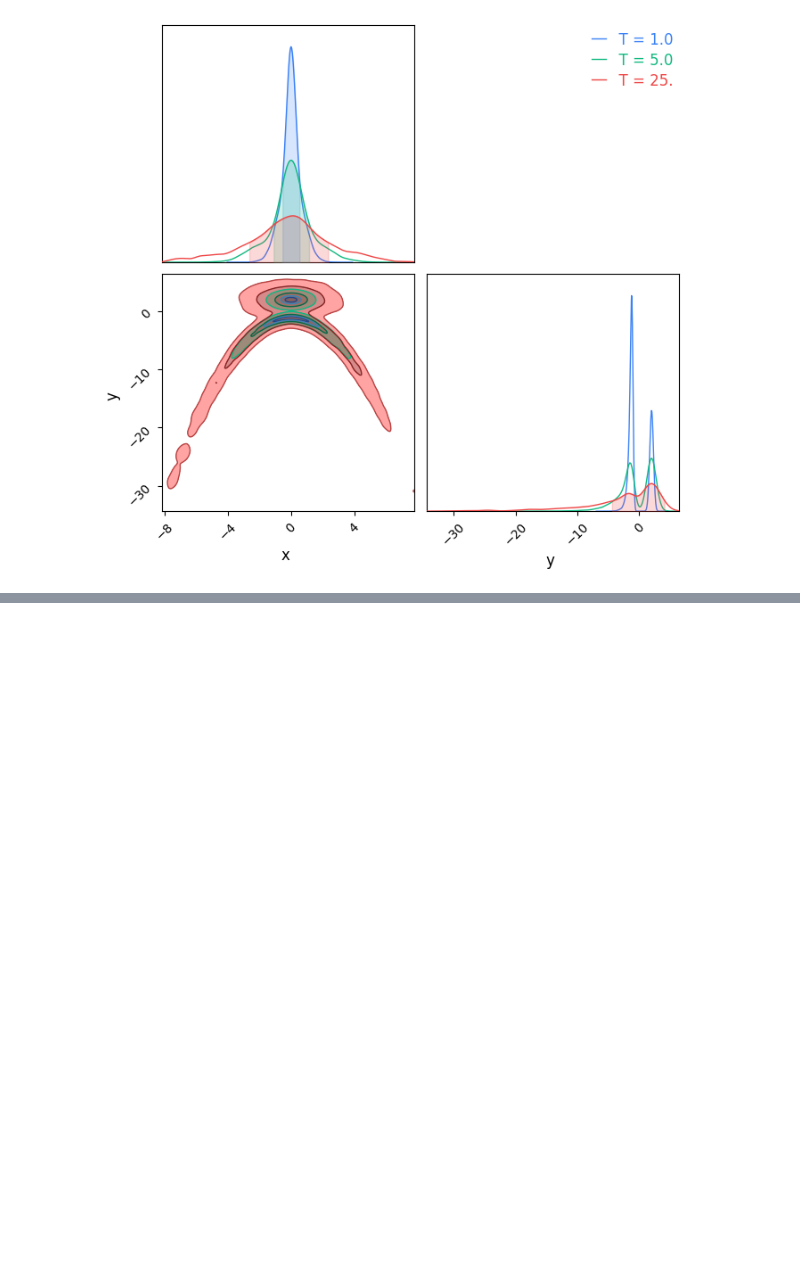
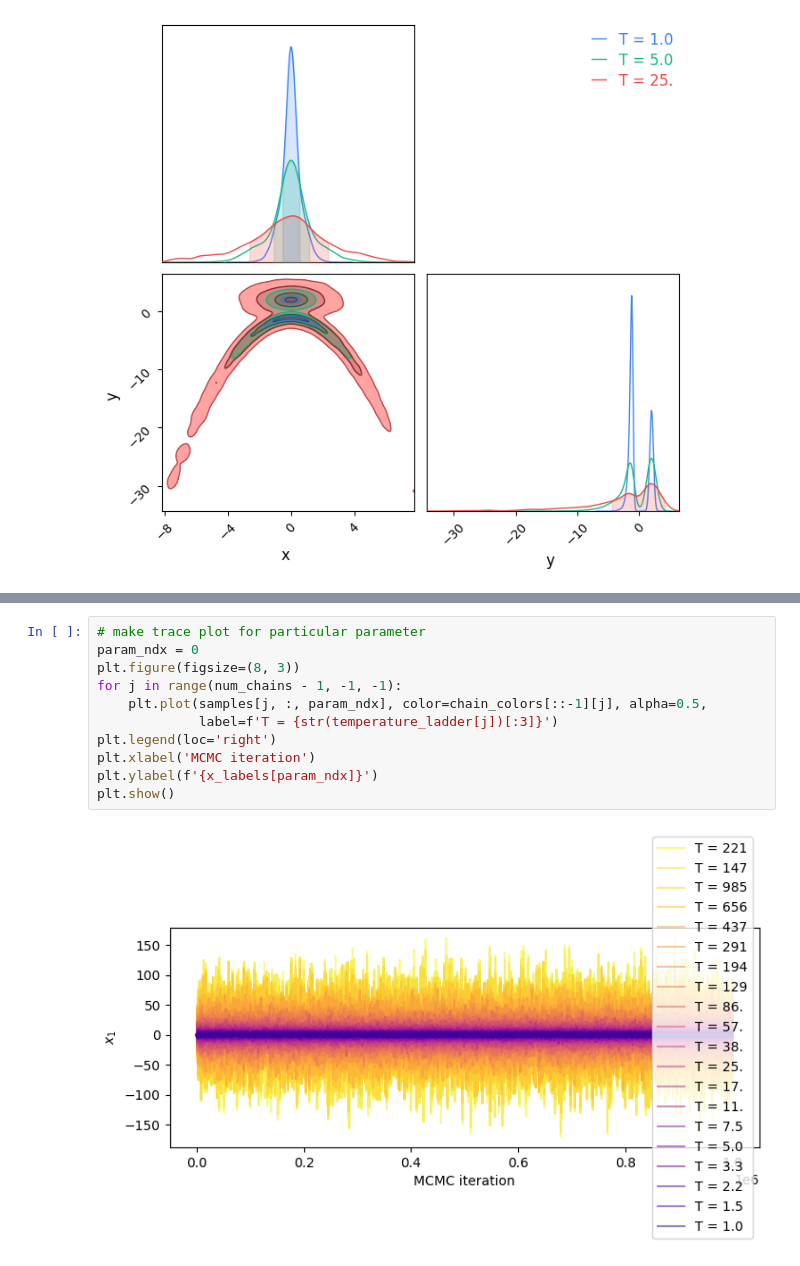
Before and after one commit to aiden-g12321/miscMCMC, a Jupyter notebook: samplers/pt_test.ipynb, the cells around one changed output, grey strips where cells are left out. Cells and saved outputs as stored; diff of their text form; blank space fills up the shorter version.

```diff
--- a/samplers/pt_test.ipynb
+++ b/samplers/pt_test.ipynb
@@ -207,0 +272,13 @@ Parameter y in chain T = 5.0 is not constrained
+# %%
+# make trace plot for particular parameter
+param_ndx = 0
+plt.figure(figsize=(8, 3))
+for j in range(num_chains - 1, -1, -1):
+    plt.plot(samples[j, :, param_ndx], color=chain_colors[::-1][j], alpha=0.5,
+             label=f'T = {str(temperature_ladder[j])[:3]}')
+plt.legend(loc='right')
+plt.xlabel('MCMC iteration')
+plt.ylabel(f'{x_labels[param_ndx]}')
+plt.show()
+# %% [output]
+[figure, added]
```
Also changed, not shown: parts of 8 cells of this notebook.
